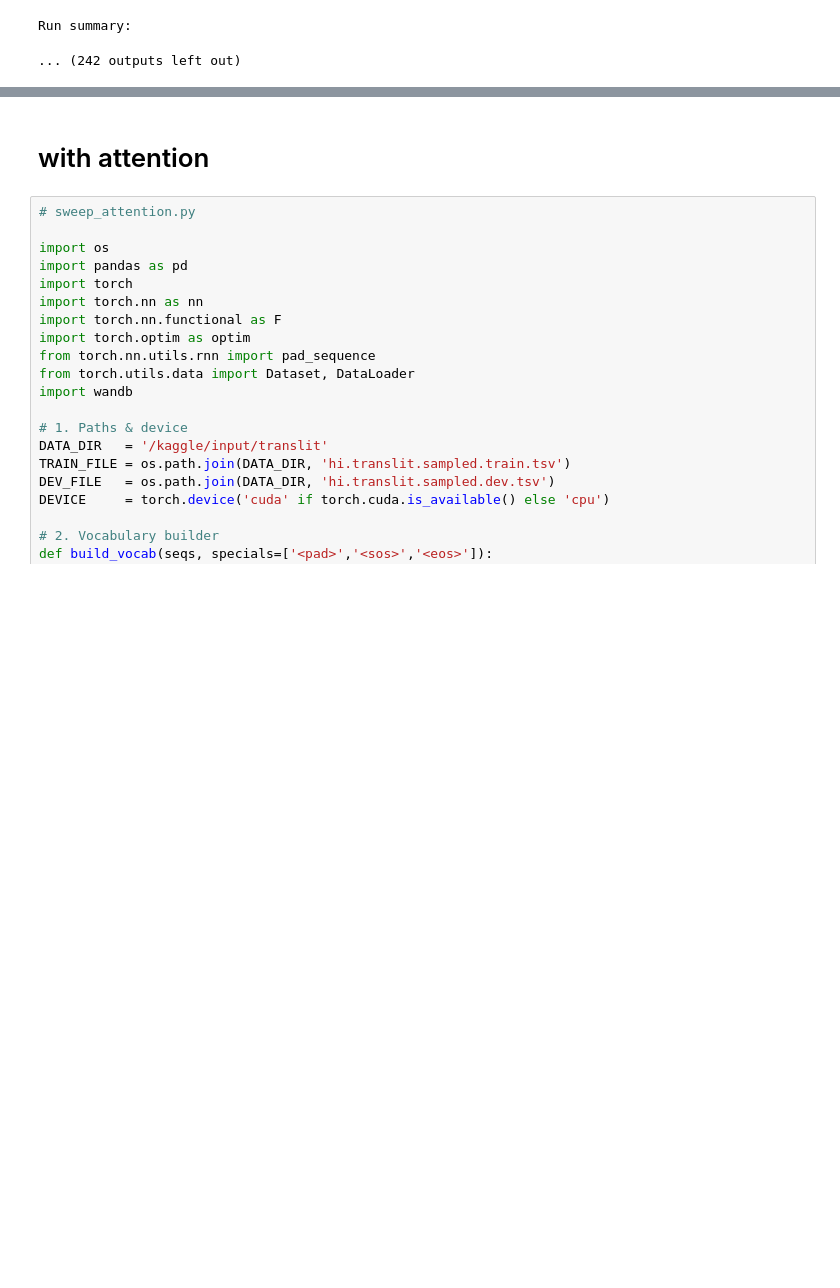
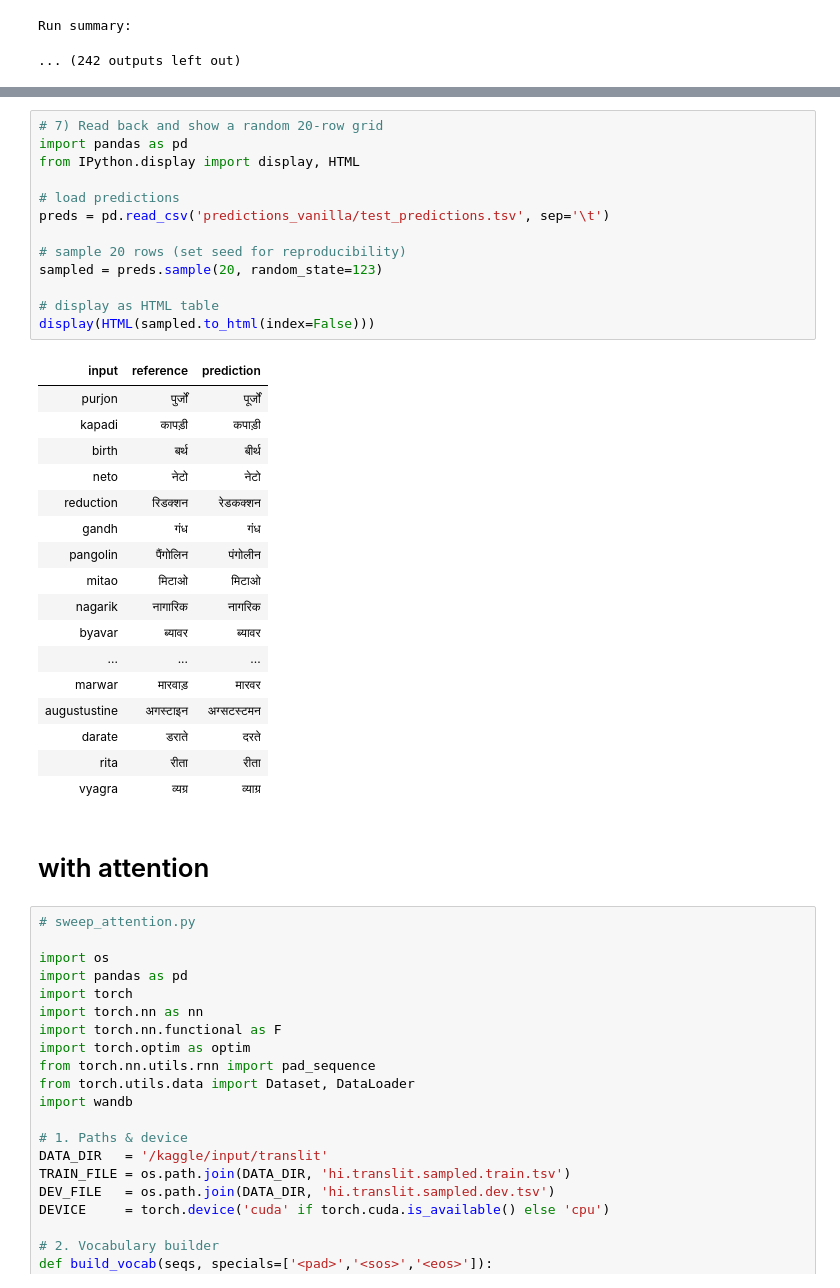
Before and after one commit to MK-Sindhu/ed24s401_dl_Assignment_3, a Jupyter notebook: Assignment3.ipynb, the cells around one changed output, grey strips where cells are left out. Saved outputs shown, nothing was run; the diff lists cells and outputs as text; blank space fills up the shorter version.

```diff
--- a/Assignment3.ipynb
+++ b/Assignment3.ipynb
@@ -1028,3 +1383,34 @@ Run summary:
+# %%
+# 7) Read back and show a random 20-row grid
+import pandas as pd
+from IPython.display import display, HTML
+
+# load predictions
+preds = pd.read_csv('predictions_vanilla/test_predictions.tsv', sep='\t')
+
+# sample 20 rows (set seed for reproducibility)
+sampled = preds.sample(20, random_state=123)
+
+# display as HTML table
+display(HTML(sampled.to_html(index=False)))
+# %% [output]
+| input | reference | prediction |
+| purjon | पुर्जों | पूर्जों |
+| kapadi | कापड़ी | कपाड़ी |
+| birth | बर्थ | बीर्थ |
+| neto | नेटो | नेटो |
+| reduction | रिडक्शन | रेडकक्शन |
+| gandh | गंध | गंध |
+| pangolin | पैंगोलिन | पंगोलीन |
+| mitao | मिटाओ | मिटाओ |
+| nagarik | नागारिक | नागरिक |
+| byavar | ब्यावर | ब्यावर |
+| ... | ... | ... |
+| marwar | मारवाड़ | मारवर |
+| augustustine | अगस्टाइन | अग्सटस्टमन |
+| darate | डराते | दरते |
+| rita | रीता | रीता |
+| vyagra | व्यग्र | व्याग्र |
 # %% [markdown]
 # with attention
 # %%
```
Also changed, not shown: parts of 5 cells of this notebook.
